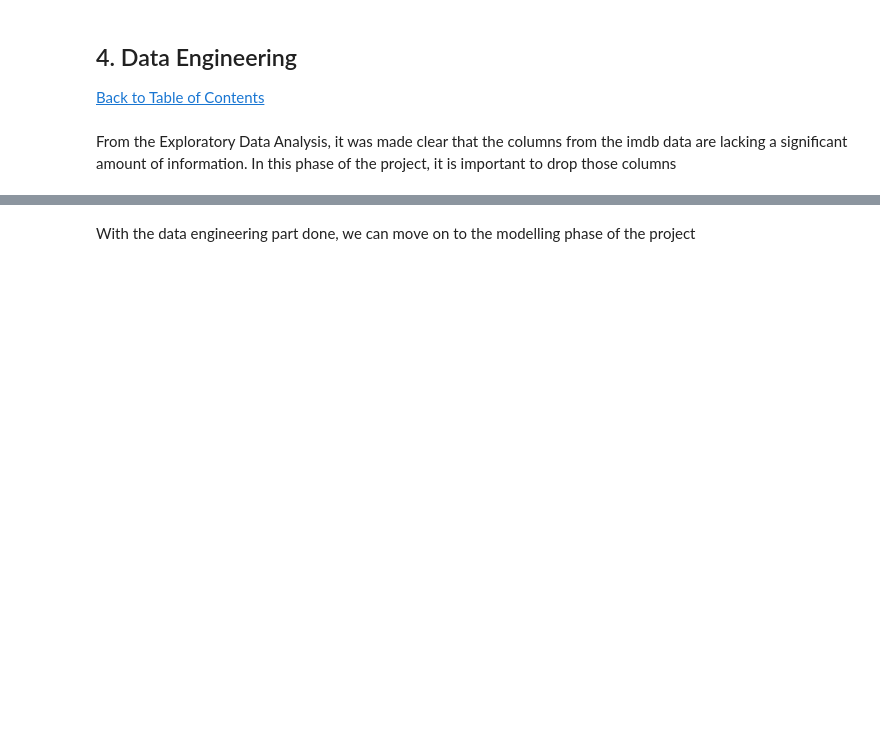
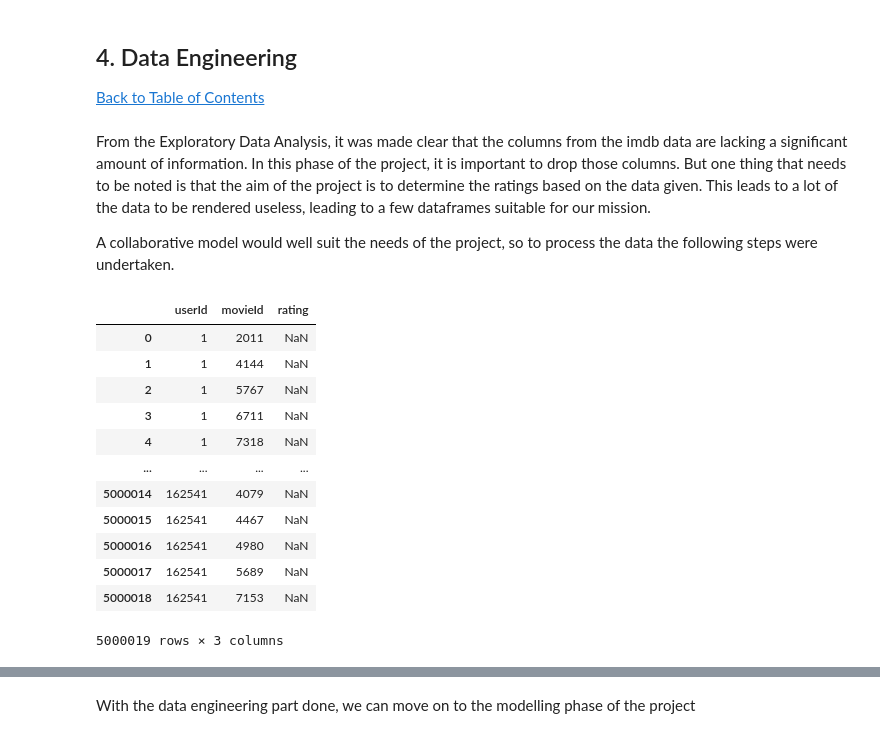
Before and after one commit to honeyzwane/Movie-Recommendation-PredictTeam_NM5, a Jupyter notebook: Movie Recommendation.ipynb, the cells around one changed output, grey strips where cells are left out. Drawn from its saved outputs; the diff is of its cells as text; code cells hidden in the pictures; blank space fills up the shorter version.

```diff
--- a/Movie Recommendation.ipynb
+++ b/Movie Recommendation.ipynb
@@ -377,4 +393,6 @@ With the exploration of the data done as extensively as possible. It is now time
 <a class="anchor" id="1.1"></a>
 <a href=#cont>Back to Table of Contents</a>
 # %% [markdown]
-From the Exploratory Data Analysis, it was made clear that the columns from the imdb data are lacking a significant amount of information. In this phase of the project, it is important to drop those columns
+From the Exploratory Data Analysis, it was made clear that the columns from the imdb data are lacking a significant amount of information. In this phase of the project, it is important to drop those columns. But one thing that needs to be noted is that the aim of the project is to determine the ratings based on the data given. This leads to a lot of the data to be rendered useless, leading to a few dataframes suitable for our mission.
+
+A collaborative model would well suit the needs of the project, so to process the data the following steps were undertaken.
@@ -385,0 +399,17 @@ movies = movies.drop_duplicates()
+# %%
+df_test['rating'] = df_test.assign(rating=None)['rating'].astype(float)
+df_test
+# %% [output]
+|  | userId | movieId | rating |
+| 0 | 1 | 2011 | NaN |
+| 1 | 1 | 4144 | NaN |
+| 2 | 1 | 5767 | NaN |
+| 3 | 1 | 6711 | NaN |
+| 4 | 1 | 7318 | NaN |
+| ... | ... | ... | ... |
+| 5000014 | 162541 | 4079 | NaN |
+| 5000015 | 162541 | 4467 | NaN |
+| 5000016 | 162541 | 4980 | NaN |
+| 5000017 | 162541 | 5689 | NaN |
+| 5000018 | 162541 | 7153 | NaN |
+5000019 rows × 3 columns
```
Also changed, not shown: parts of 51 cells of this notebook.
